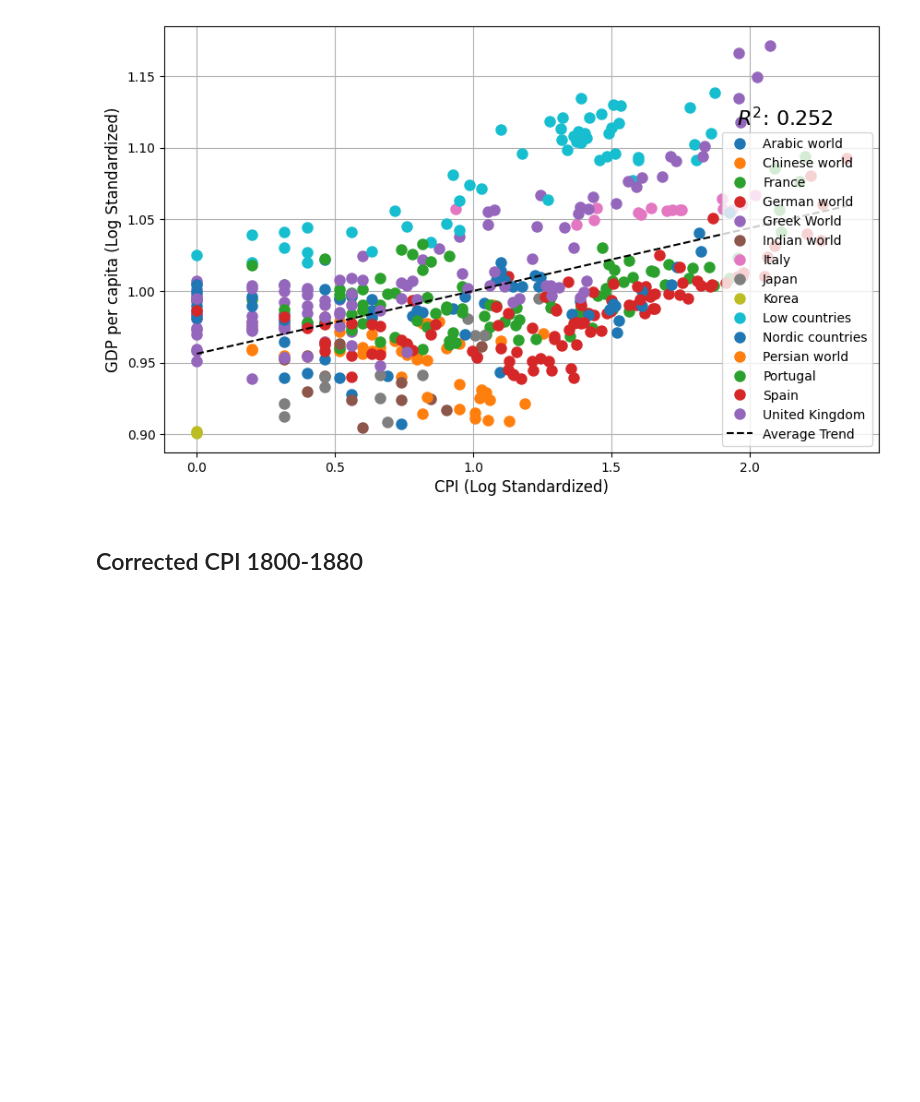
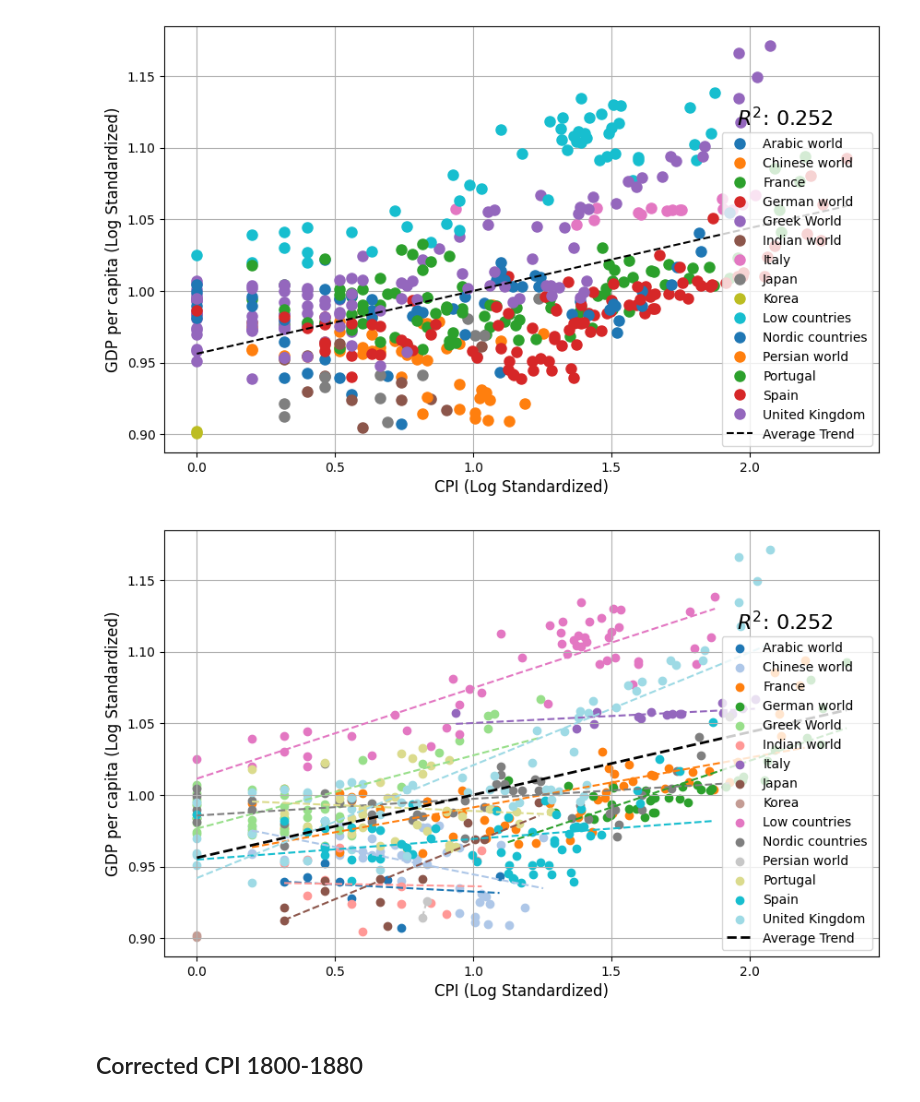
Before and after one commit to charlesdedampierre/cultura, a Jupyter notebook: 9 - statistics_gdp_cultural_index.ipynb, the cells around one changed output. Drawn from its saved outputs; the diff is of its cells as text; code cells hidden in the pictures; blank space fills up the shorter version.

```diff
--- a/9 - statistics_gdp_cultural_index.ipynb
+++ b/9 - statistics_gdp_cultural_index.ipynb
@@ -212,6 +277,49 @@ score_log_std   0.042    0.003 16.810 0.000  0.037  0.047
 Group Var       0.002    0.025
 =========================================================
 [figure]
+# %%
+
+cmap = plt.get_cmap('tab20')
+unique_regions = df_ols['region_name'].unique()
+colors = cmap(np.linspace(0, 1, len(unique_regions)))
+color_map = dict(zip(unique_regions, colors))
+
+plt.figure(figsize=(10, 6))
+
+# Plot individual data points and fit a regression line for each region
+for name, group in df_ols.groupby('region_name'):
+    # Fit OLS model for each region
+    individual_ols_model = smf.ols("log_gdp_std ~ score_log_std", data=group).fit()
+
+    # Plotting the scatter for each group
+    plt.scatter(group['score_log_std'], group['log_gdp_std'], color=color_map[name], label=name)
+
+    # Calculating the regression line
+    x_vals = np.linspace(group['score_log_std'].min(), group['score_log_std'].max(), 100)
+    y_vals = individual_ols_model.params['Intercept'] + individual_ols_model.params['score_log_std'] * x_vals
+    plt.plot(x_vals, y_vals, 'k--', color=color_map[name], label=None)
+
+# Fit a global OLS model to get the average trend line
+average_ols_model = smf.ols("log_gdp_std ~ score_log_std", data=df_ols).fit()
+
+# Calculate and plot the average trend line
+x_vals_global = np.linspace(df_ols['score_log_std'].min(), df_ols['score_log_std'].max(), 100)
+y_vals_global = average_ols_model.params['Intercept'] + average_ols_model.params['score_log_std'] * x_vals_global
+plt.plot(x_vals_global, y_vals_global, 'k--', label='Average Trend', linewidth=2)
+
+plt.legend()
+plt.xlabel('CPI (Log Standardized)', fontsize=12)
+plt.ylabel('GDP per capita (Log Standardized)', fontsize=12)
+plt.title('')
+plt.grid(True)
+
+# Display R-squared for the average trend line
+r_squared = average_ols_model.rsquared
+plt.figtext(0.85, 0.7, f'$R^2$: {r_squared:.3f}', ha='right', fontsize=16)
+
+plt.show()
+# %% [output]
+[figure, added]
 # %% [markdown]
 ## Corrected CPI 1800-1880
 # %%
```
Also changed, not shown: parts of 9 cells of this notebook, 4 other files.
